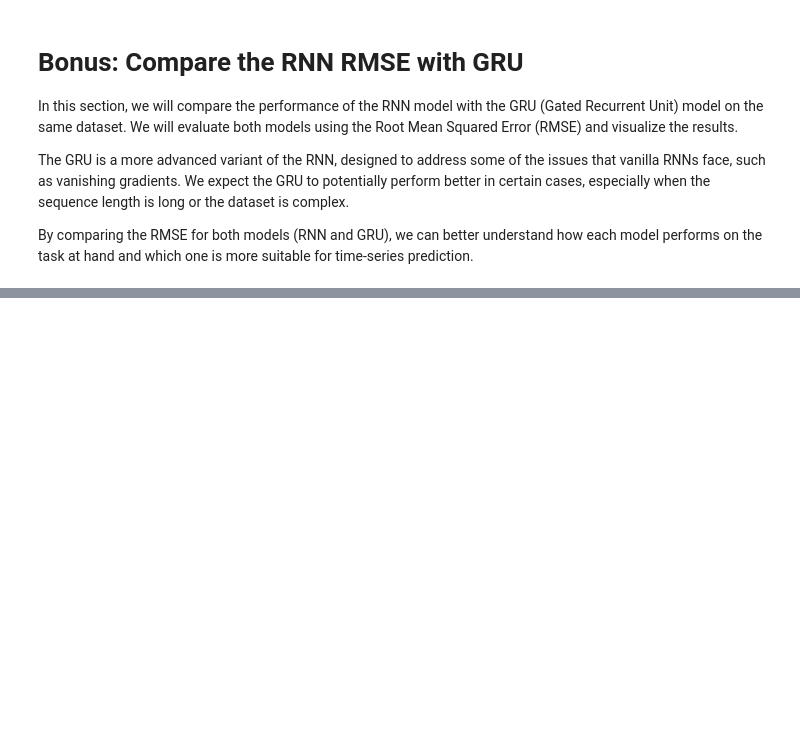
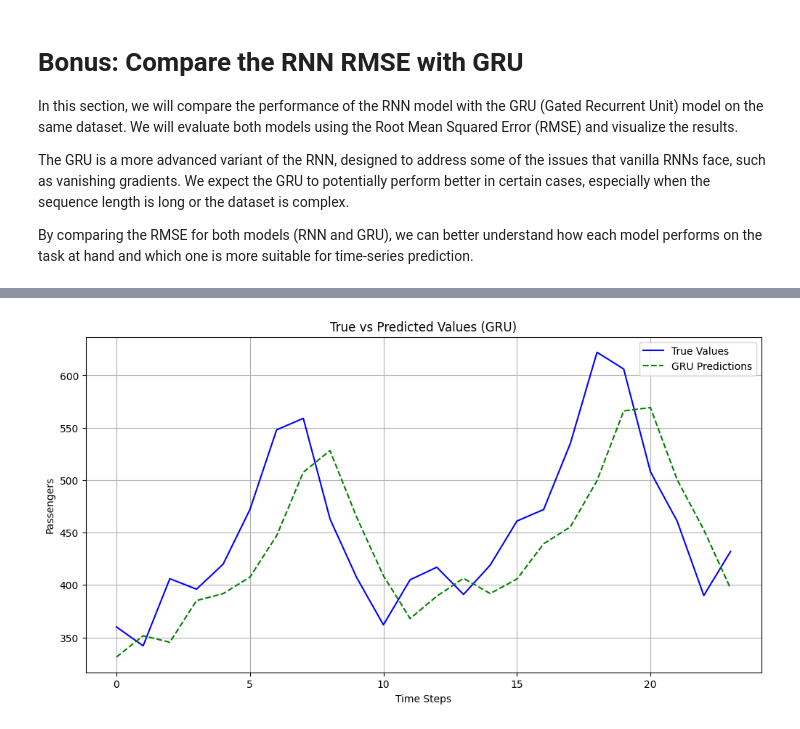
Before and after one commit to MahdiS3171/Deep-Learning-SUT-Course-Spring-2025, a Jupyter notebook: HW/HW3/Student_RNN_HW_Part1.ipynb, the cells around one changed output, grey strips where cells are left out. Cells and saved outputs as stored; diff of their text form; code cells hidden in the pictures; blank space fills up the shorter version.

```diff
--- a/HW/HW3/Student_RNN_HW_Part1.ipynb
+++ b/HW/HW3/Student_RNN_HW_Part1.ipynb
@@ -621,5 +713,73 @@ The GRU is a more advanced variant of the RNN, designed to address some of the i
 
 By comparing the RMSE for both models (RNN and GRU), we can better understand how each model performs on the task at hand and which one is more suitable for time-series prediction.
 # %%
-# TODO:
-# Place your code here
+# Define GRU Model for Time Series Regression
+class GRUModel(nn.Module):
+    """
+    A Gated Recurrent Unit (GRU) for time series regression.
+    Predicts a single future value from a sequence of past values.
+    """
+    def __init__(self, input_size, hidden_size=20, num_layers=1, output_size=1):
+        super(GRUModel, self).__init__()
+        self.hidden_size = hidden_size
+        self.num_layers = num_layers
+
+        # GRU layer
+        self.gru = nn.GRU(input_size=input_size, hidden_size=hidden_size,
+                          num_layers=num_layers, batch_first=True)
+
+        # Fully connected output layer
+        self.fc = nn.Linear(hidden_size, output_size)
+
+    def forward(self, x):
+        # Initialize hidden state
+        h0 = torch.zeros(self.num_layers, x.size(0), self.hidden_size).to(x.device)
+
+        # GRU forward pass
+        out, _ = self.gru(x, h0)
+
+        # Use the last time step output for prediction
+        out = self.fc(out[:, -1, :])
+        return out
+
+
+# Initialize the GRU model
+gru_model = GRUModel(input_size=X_train.shape[2], hidden_size=20, num_layers=1, output_size=1)
+
+# Train the GRU model
+gru_train_loss, gru_val_loss = train_model(
+    gru_model,
+    train_loader,
+    val_loader=val_loader,
+    epochs=100,
+    learning_rate=0.004,
+    device=device,
+    patience=20
+)
+
+# Evaluate the GRU model on the test set
+gru_rmse, gru_true, gru_pred = evaluate_model(
+    model=gru_model,
+    test_loader=test_loader,
+    device=device,
+    scaler=scaler
+)
+
+# Print and compare RMSEs
+print(f"RNN RMSE: {rnn_rmse:.4f}")
+print(f"GRU RMSE: {gru_rmse:.4f}")
+
+# Optional: Plot true vs predicted for GRU
+def plot_true_pred_gru(true_values, predicted_values):
+    plt.figure(figsize=(12, 6))
+    plt.plot(true_values, label='True Values', color='blue')
+    plt.plot(predicted_values, label='GRU Predictions', color='green', linestyle='--')
+    plt.title("True vs Predicted Values (GRU)")
+    plt.xlabel("Time Steps")
+    plt.ylabel("Passengers")
+    plt.legend()
+    plt.grid(True)
+    plt.show()
+
+plot_true_pred_gru(gru_true, gru_pred)
+# %% [output]
@@ -625,0 +803 @@ By comparing the RMSE for both models (RNN and GRU), we can better understand ho
+[figure, added]
```
Also changed, not shown: parts of 18 cells of this notebook.
